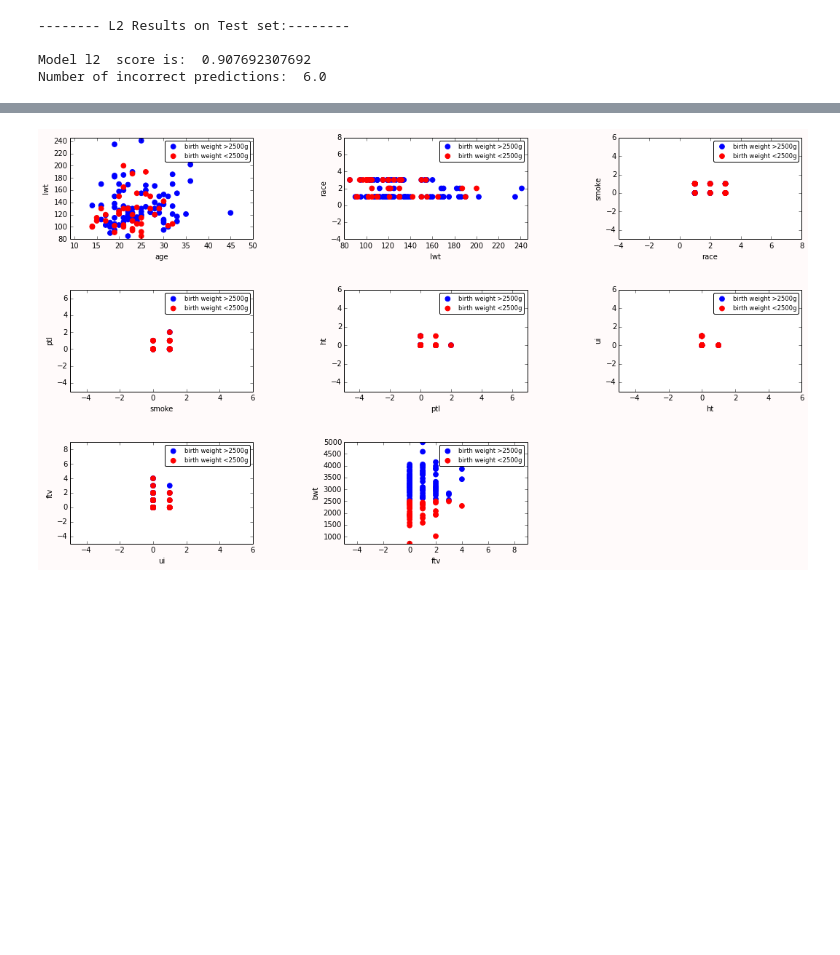
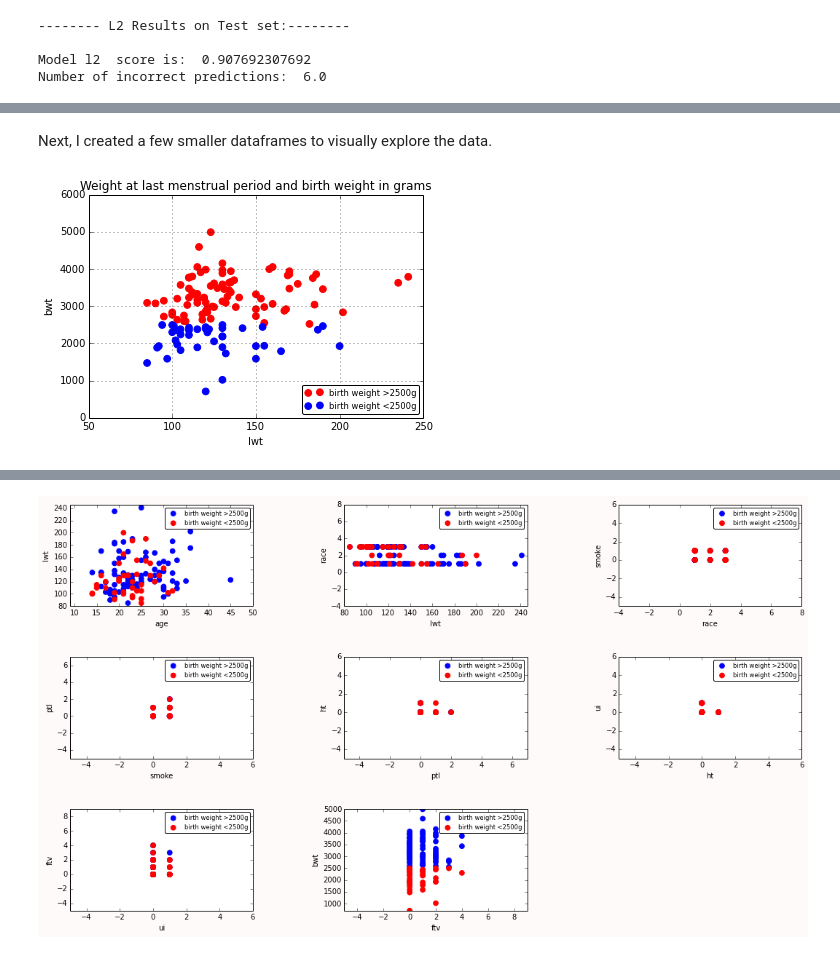
Before and after one commit to Gabya06/datascience, a Jupyter notebook: LogisticRegression/LogisticRegression-LowBirthWeight.ipynb, the cells around one changed output, grey strips where cells are left out. Cells and saved outputs as stored; diff of their text form; code cells hidden in the pictures; blank space fills up the shorter version.

```diff
--- a/LogisticRegression/LogisticRegression-LowBirthWeight.ipynb
+++ b/LogisticRegression/LogisticRegression-LowBirthWeight.ipynb
@@ -275,0 +307,18 @@ x_agelwt = x.loc[:, ['age','lwt']]
+# %% [markdown]
+Next, I created a few smaller dataframes to visually explore the data.
+# %%
+# dataframe for lwt & bwt (weight at last period & birth weight of baby)
+x_lwtbwt = x.loc[:, ['lwt','bwt']]
+# plot weight at last period scatter  and birth weight of baby(training set)
+fig = pyplot.figure()
+ax = fig.add_subplot(1,1,1)
+ax.scatter(x_lwtbwt.ix[y==0, 0], x_lwtbwt.ix[y==0, 1], c= 'r', edgecolors = 'r', label = 'birth weight >2500g', s= 45) # lwt
+ax.scatter(x_lwtbwt.ix[y==1, 0], x_lwtbwt.ix[y==1, 1], c= 'b', edgecolors = 'b', label = 'birth weight <2500g', s= 45) # bwt
+pyplot.xlabel(x_lwtbwt.columns[0])
+pyplot.ylabel(x_lwtbwt.columns[1])
+ax.grid(which='major')
+ax.legend(loc = 4, fontsize='small', scatterpoints=2, fancybox = True)
+ax.set_title('Weight at last menstrual period and birth weight in grams', fontsize = 'large')
+pyplot.show(fig)
+# %% [output]
+[figure, added]
```
Also changed, not shown: parts of 48 cells of this notebook.
